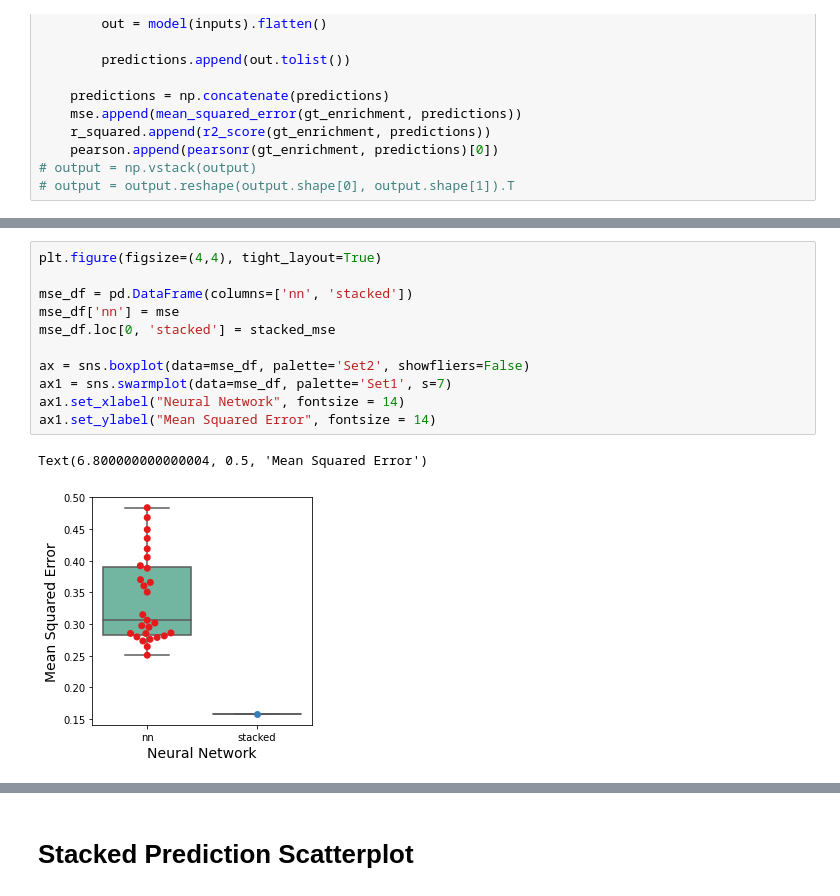
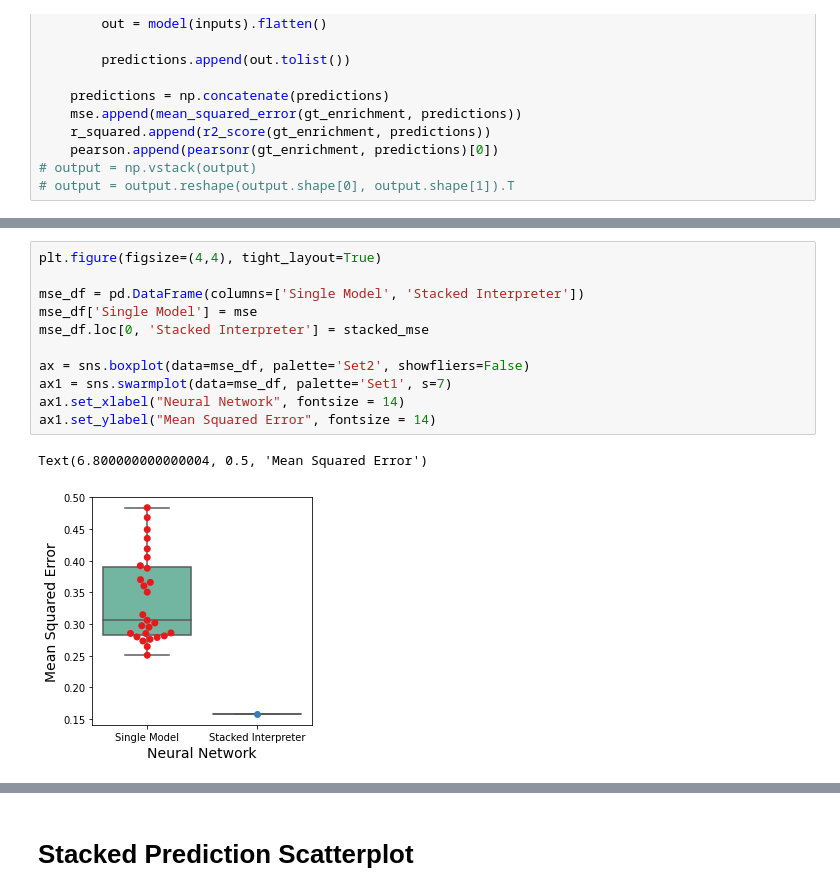
Before and after one commit to anirudhvenk/NNanobody3D, a Jupyter notebook: plot_figures.ipynb, the cells around one changed output, grey strips where cells are left out. Saved outputs shown, nothing was run; the diff lists cells and outputs as text.

```diff
--- a/plot_figures.ipynb
+++ b/plot_figures.ipynb
@@ -75,17 +104,17 @@ stacked_mse = mean_squared_error(gt_enrichment, stacked_pred.detach().numpy())
 # %%
 plt.figure(figsize=(4,4), tight_layout=True)
 
-mse_df = pd.DataFrame(columns=['nn', 'stacked'])
-mse_df['nn'] = mse
-mse_df.loc[0, 'stacked'] = stacked_mse
+mse_df = pd.DataFrame(columns=['Single Model', 'Stacked Interpreter'])
+mse_df['Single Model'] = mse
+mse_df.loc[0, 'Stacked Interpreter'] = stacked_mse
 
 ax = sns.boxplot(data=mse_df, palette='Set2', showfliers=False)
 ax1 = sns.swarmplot(data=mse_df, palette='Set1', s=7)
 ax1.set_xlabel("Neural Network", fontsize = 14)
 ax1.set_ylabel("Mean Squared Error", fontsize = 14)
 # %% [output]
 Text(6.800000000000004, 0.5, 'Mean Squared Error')
-[figure, old version]
+[figure, new version]
 # %%
 plt.figure(figsize=(4,4), tight_layout=True)
 
```
Also changed, not shown: parts of 47 cells of this notebook, 1 other file.
